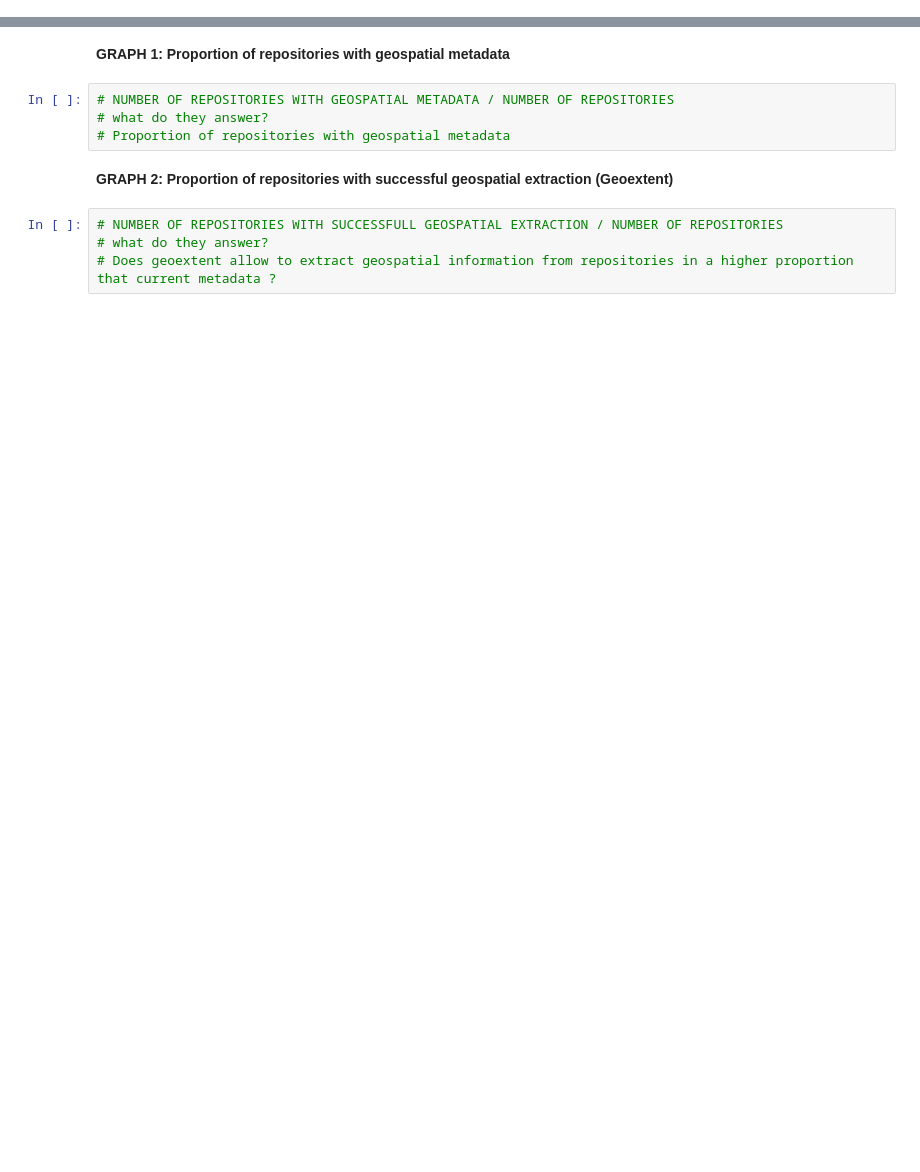
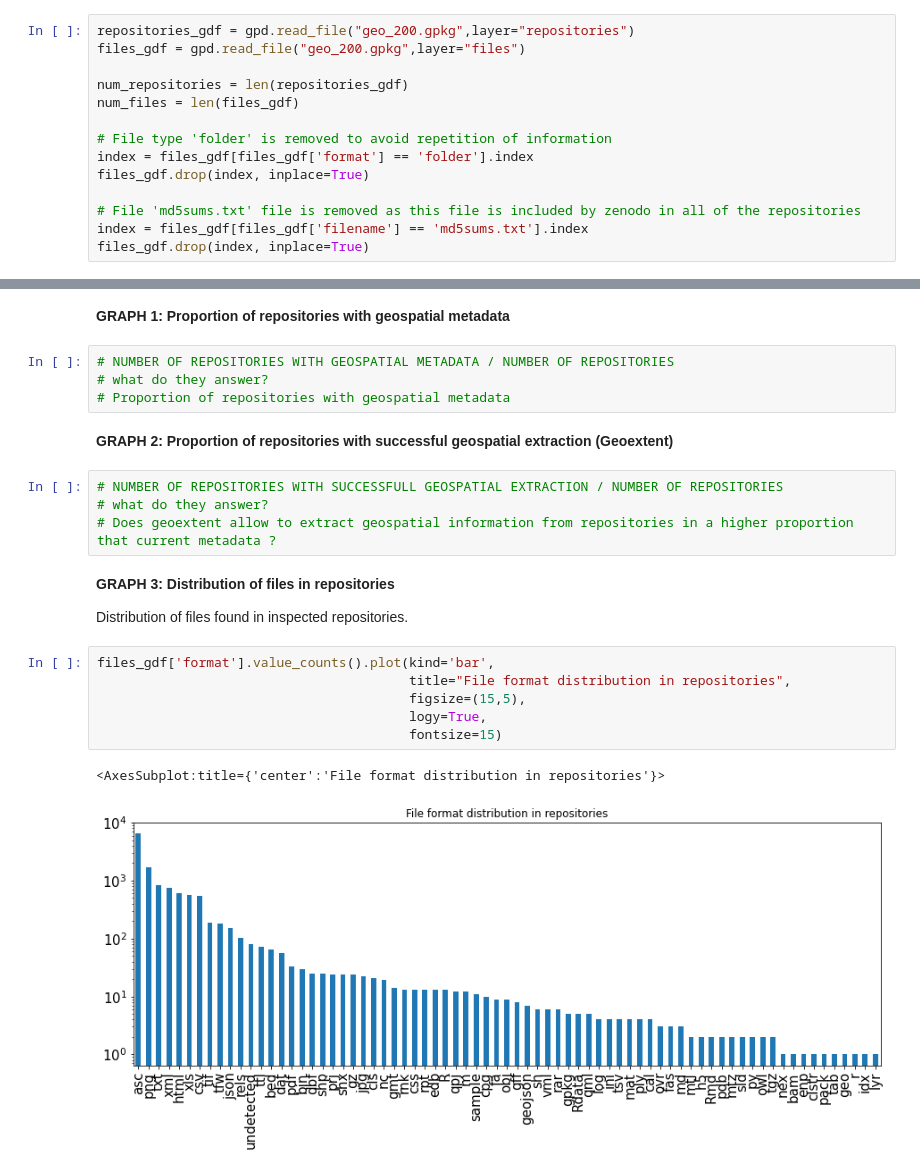
Before and after one commit to o2r-project/geoextent, a Jupyter notebook: showcase/geoextent_report.ipynb, the cells around one changed output, grey strips where cells are left out. Drawn from its saved outputs; the diff is of its cells as text; blank space fills up the shorter version.

```diff
--- a/showcase/geoextent_report.ipynb
+++ b/showcase/geoextent_report.ipynb
@@ -314,0 +365,14 @@ file_table(subset)
+# %%
+repositories_gdf = gpd.read_file("geo_200.gpkg",layer="repositories")
+files_gdf = gpd.read_file("geo_200.gpkg",layer="files")
+
+num_repositories = len(repositories_gdf)
+num_files = len(files_gdf)
+
+# File type 'folder' is removed to avoid repetition of information
+index = files_gdf[files_gdf['format'] == 'folder'].index
+files_gdf.drop(index, inplace=True)
+
+# File 'md5sums.txt' file is removed as this file is included by zenodo in all of the repositories
+index = files_gdf[files_gdf['filename'] == 'md5sums.txt'].index
+files_gdf.drop(index, inplace=True)
@@ -324,3 +459,16 @@ file_table(subset)
 # NUMBER OF REPOSITORIES WITH SUCCESSFULL GEOSPATIAL EXTRACTION / NUMBER OF REPOSITORIES
 # what do they answer?
 # Does geoextent allow to extract geospatial information from repositories in a higher proportion that current metadata ?
+# %% [markdown]
+**GRAPH 3: Distribution of files in repositories**
+
+Distribution of files found in inspected repositories.
+# %%
+files_gdf['format'].value_counts().plot(kind='bar',
+                                        title="File format distribution in repositories",
+                                        figsize=(15,5),
+                                        logy=True,
+                                        fontsize=15)
+# %% [output]
+<AxesSubplot:title={'center':'File format distribution in repositories'}>
+[figure, added]
```
Also changed, not shown: parts of 39 cells of this notebook, 1 other file.
